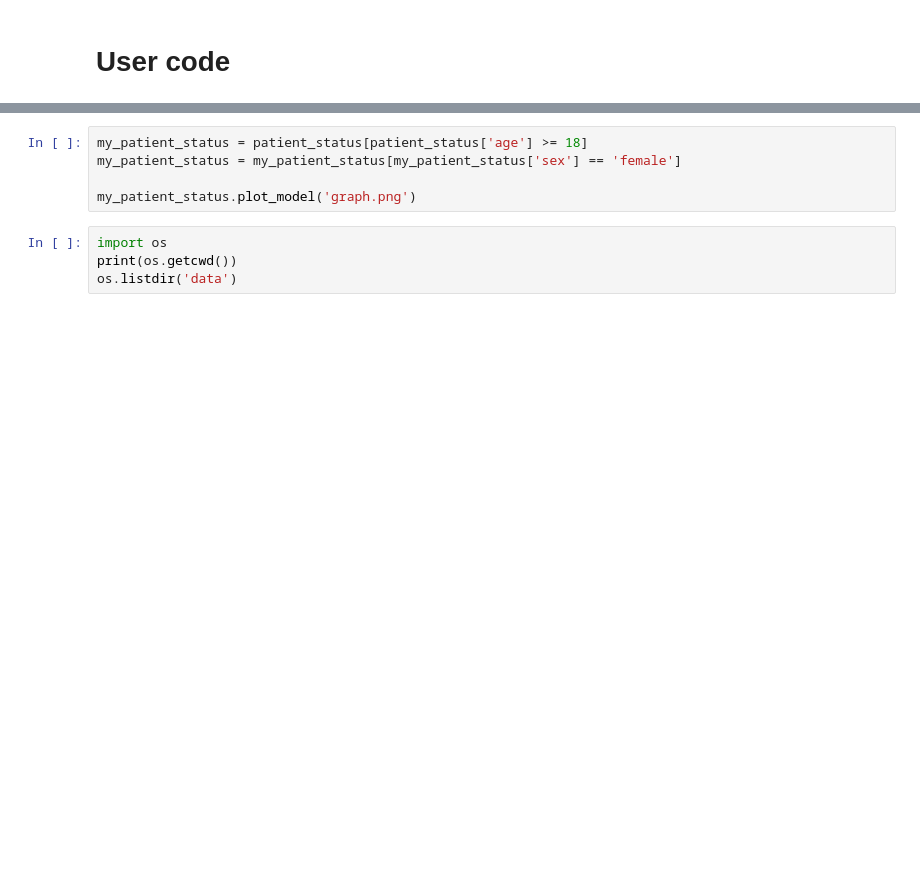
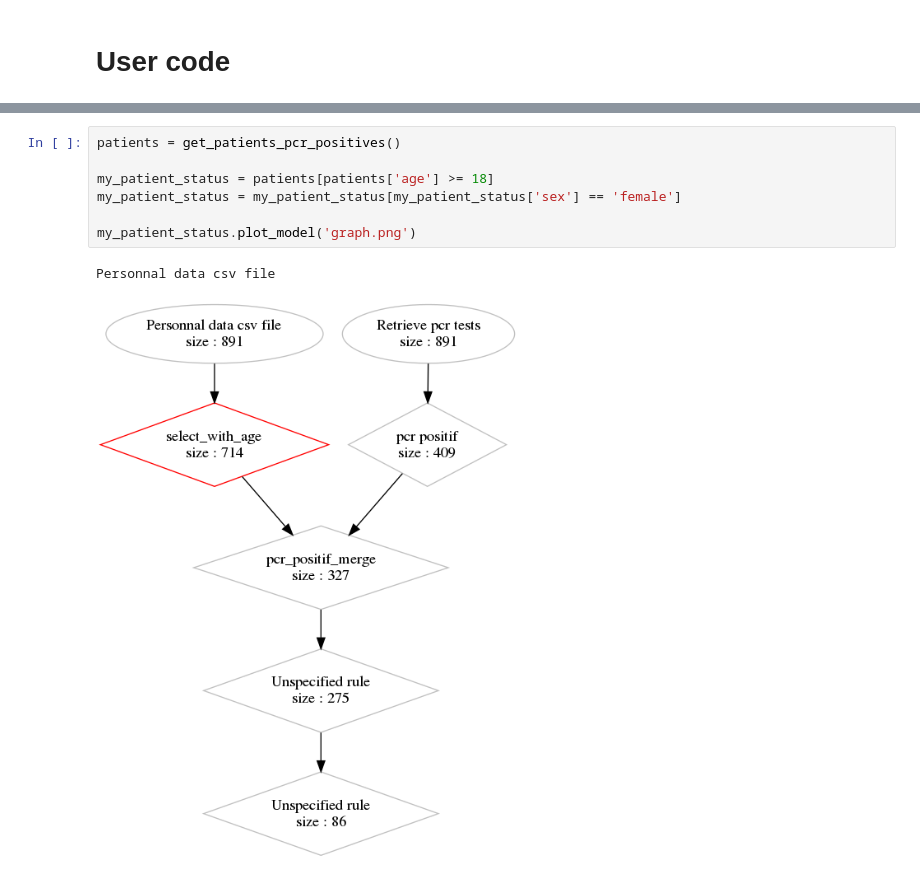
Before and after one commit to Aenori/ml_workflow, a Jupyter notebook: example/MLWF_example.ipynb, the cells around one changed output, grey strips where cells are left out. Cells and saved outputs as stored; diff of their text form; blank space fills up the shorter version.

```diff
--- a/example/MLWF_example.ipynb
+++ b/example/MLWF_example.ipynb
@@ -80,9 +84,10 @@ get_patients_pcr_positives().plot_model('graph.png')
 # %%
-my_patient_status = patient_status[patient_status['age'] >= 18]
+patients = get_patients_pcr_positives()
+
+my_patient_status = patients[patients['age'] >= 18]
 my_patient_status = my_patient_status[my_patient_status['sex'] == 'female']
 
 my_patient_status.plot_model('graph.png')
+# %% [output]
+Personnal data csv file
+[figure, added]
-# %%
-import os
-print(os.getcwd())
-os.listdir('data')
```
Also changed, not shown: parts of 4 cells of this notebook, 3 other files.
